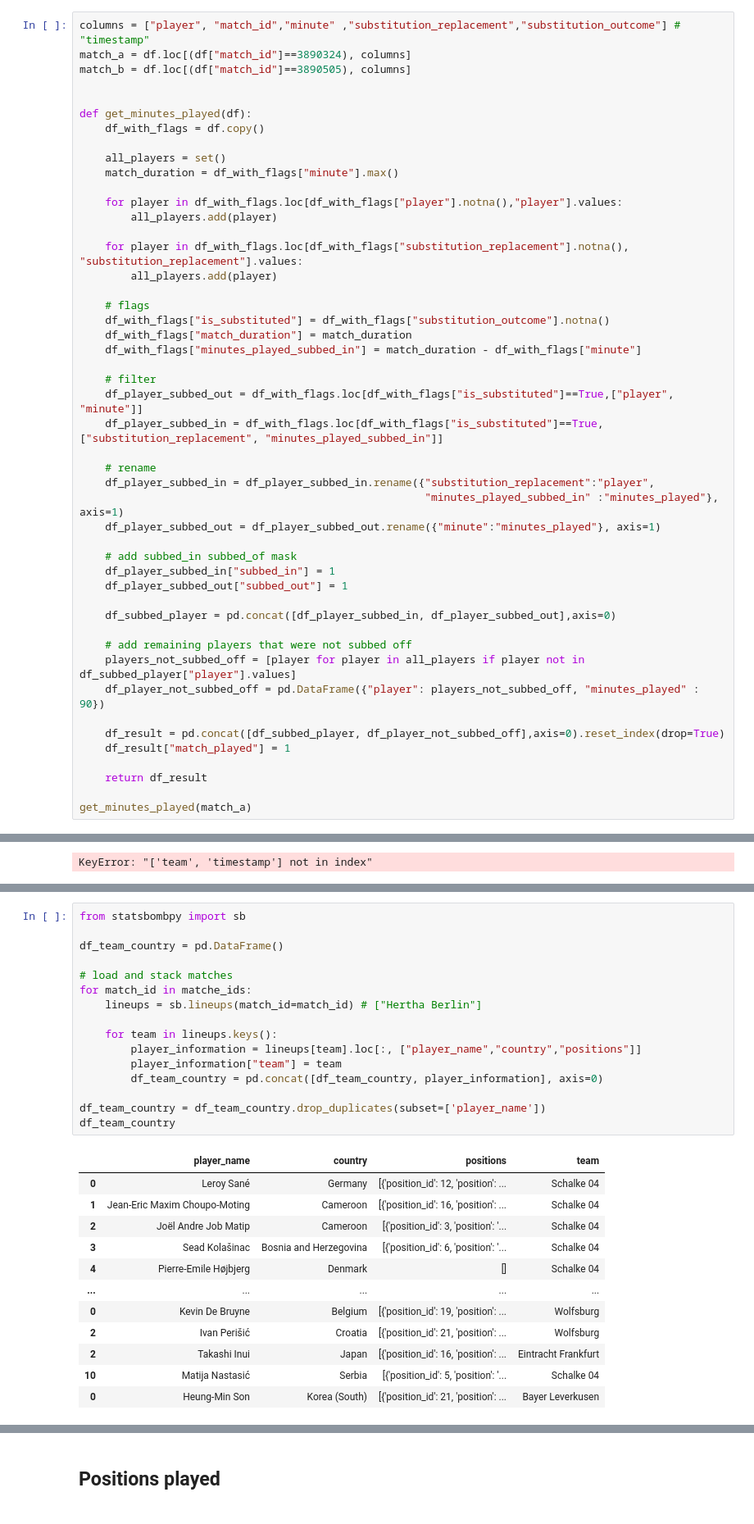
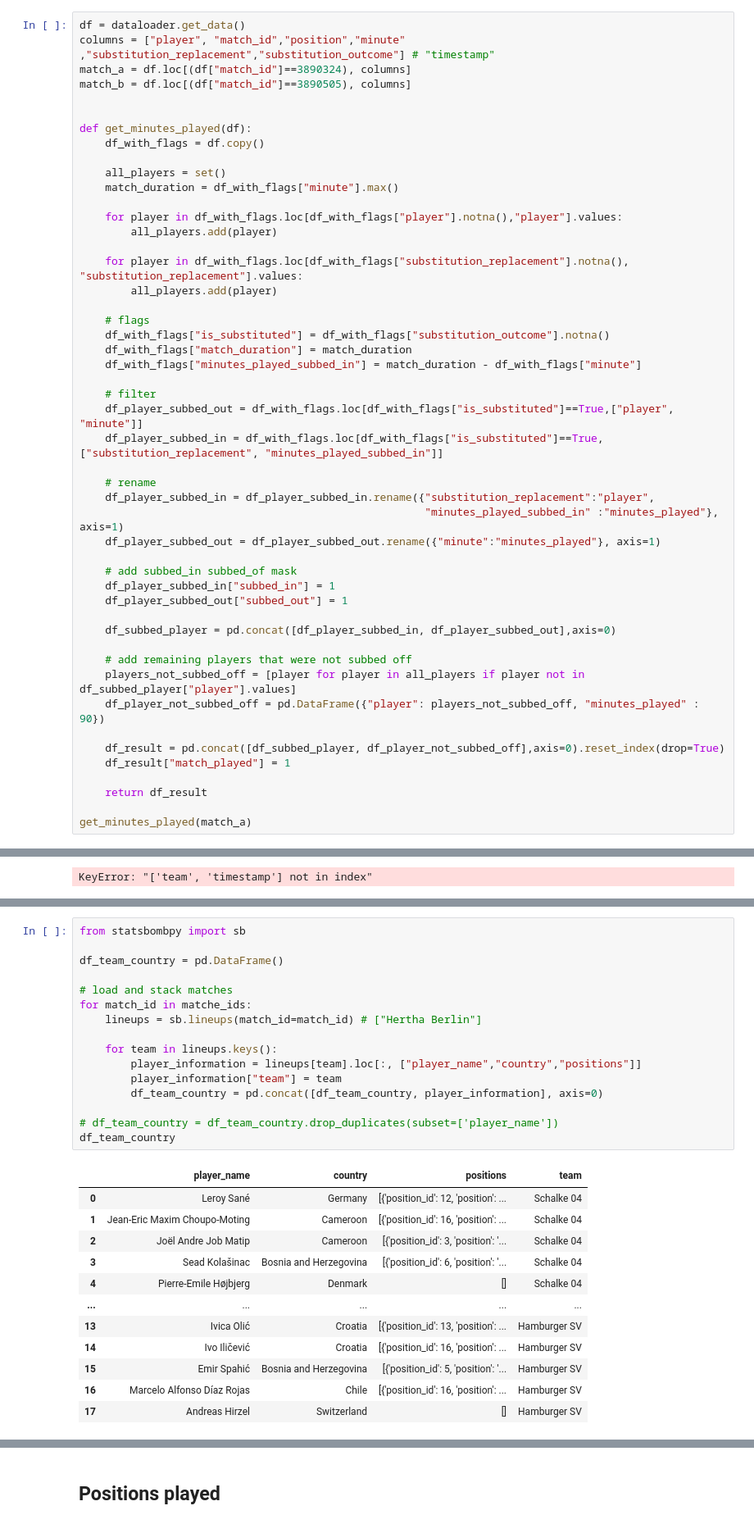
Before and after one commit to allorenz/football-player-similarity, a Jupyter notebook: src/feature_standard_stats.ipynb, the cells around one changed output, grey strips where cells are left out. Shown at 82% size. Cells and saved outputs as stored; diff of their text form.

```diff
--- a/src/feature_standard_stats.ipynb
+++ b/src/feature_standard_stats.ipynb
@@ -184,7 +230,8 @@ result_df.to_csv("../data/standard_stats.csv",index=False)
 # %% [markdown]
 ## __Minutes played, matches played__
 # %%
-columns = ["player", "match_id","minute" ,"substitution_replacement","substitution_outcome"] # "timestamp"
+df = dataloader.get_data()
+columns = ["player", "match_id","position","minute" ,"substitution_replacement","substitution_outcome"] # "timestamp"
 match_a = df.loc[(df["match_id"]==3890324), columns]
 match_b = df.loc[(df["match_id"]==3890505), columns]
 
@@ -322,29 +369,29 @@ Output includes also players that sat on the bench the whole season
 # %%
 from statsbombpy import sb
 
 df_team_country = pd.DataFrame()
 
 # load and stack matches
 for match_id in matche_ids:
     lineups = sb.lineups(match_id=match_id) # ["Hertha Berlin"]
 
     for team in lineups.keys():
         player_information = lineups[team].loc[:, ["player_name","country","positions"]]
         player_information["team"] = team
         df_team_country = pd.concat([df_team_country, player_information], axis=0)
 
-df_team_country = df_team_country.drop_duplicates(subset=['player_name'])
+# df_team_country = df_team_country.drop_duplicates(subset=['player_name'])
 df_team_country
 # %% [output]
 |  | player_name | country | positions | team |
 | 0 | Leroy Sané | Germany | [{'position_id': 12, 'position': ... | Schalke 04 |
 | 1 | Jean-Eric Maxim Choupo-Moting | Cameroon | [{'position_id': 16, 'position': ... | Schalke 04 |
 | 2 | Joël Andre Job Matip | Cameroon | [{'position_id': 3, 'position': '... | Schalke 04 |
 | 3 | Sead Kolašinac | Bosnia and Herzegovina | [{'position_id': 6, 'position': '... | Schalke 04 |
 | 4 | Pierre-Emile Højbjerg | Denmark | [] | Schalke 04 |
 | ... | ... | ... | ... | ... |
-| 0 | Kevin De Bruyne | Belgium | [{'position_id': 19, 'position': ... | Wolfsburg |
-| 2 | Ivan Perišić | Croatia | [{'position_id': 21, 'position': ... | Wolfsburg |
-| 2 | Takashi Inui | Japan | [{'position_id': 16, 'position': ... | Eintracht Frankfurt |
-| 10 | Matija Nastasić | Serbia | [{'position_id': 5, 'position': '... | Schalke 04 |
-| 0 | Heung-Min Son | Korea (South) | [{'position_id': 21, 'position': ... | Bayer Leverkusen |
+| 13 | Ivica Olić | Croatia | [{'position_id': 13, 'position': ... | Hamburger SV |
+| 14 | Ivo Iličević | Croatia | [{'position_id': 16, 'position': ... | Hamburger SV |
+| 15 | Emir Spahić | Bosnia and Herzegovina | [{'position_id': 5, 'position': '... | Hamburger SV |
+| 16 | Marcelo Alfonso Díaz Rojas | Chile | [{'position_id': 16, 'position': ... | Hamburger SV |
+| 17 | Andreas Hirzel | Switzerland | [] | Hamburger SV |
```
Also changed, not shown: parts of 14 cells of this notebook, 1 other file.
